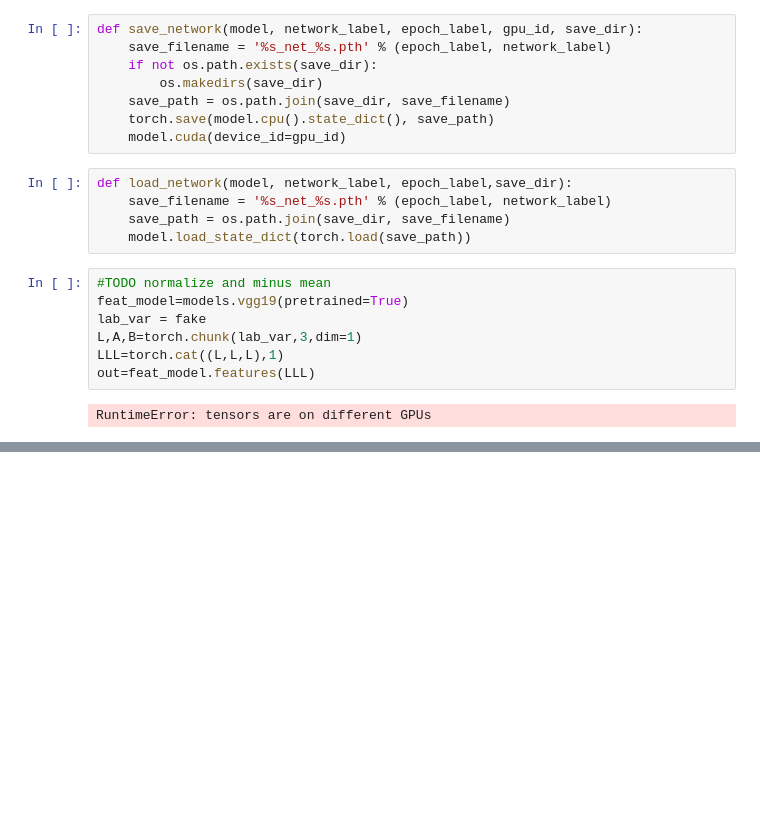
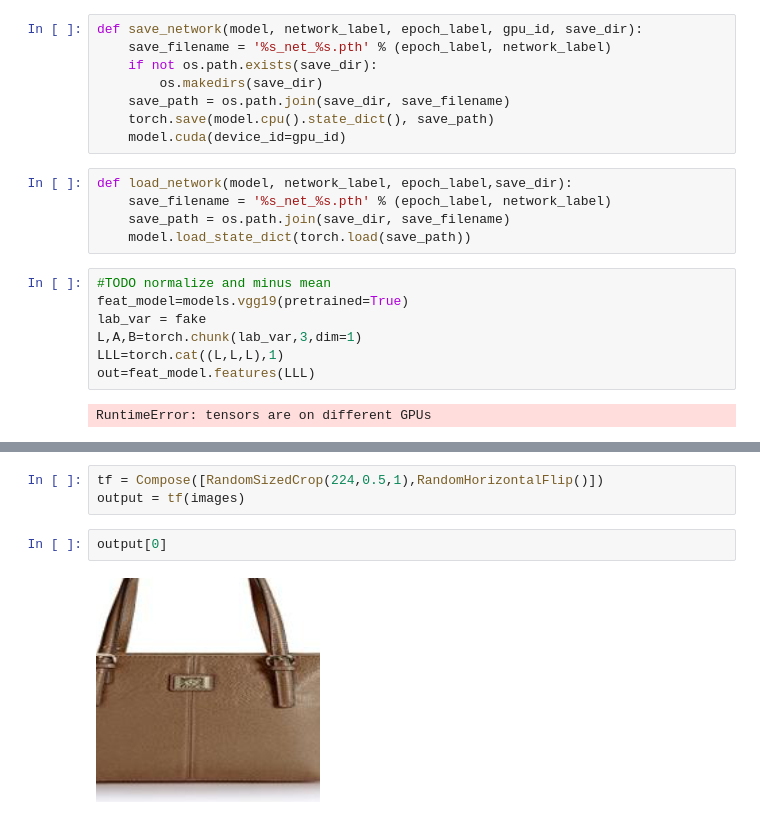
Before and after one commit to janesjanes/Pytorch-TextureGAN, a Jupyter notebook: test_pats.ipynb, the cells around one changed output, grey strips where cells are left out. Drawn from its saved outputs; the diff is of its cells as text; blank space fills up the shorter version.

```diff
--- a/test_pats.ipynb
+++ b/test_pats.ipynb
@@ -391,0 +790,7 @@ RuntimeError: tensors are on different GPUs
+# %%
+tf = Compose([RandomSizedCrop(224,0.5,1),RandomHorizontalFlip()])
+output = tf(images)
+# %%
+output[0]
+# %% [output]
+[figure, added]
```
Also changed, not shown: parts of 16 cells of this notebook, 3 other files.
